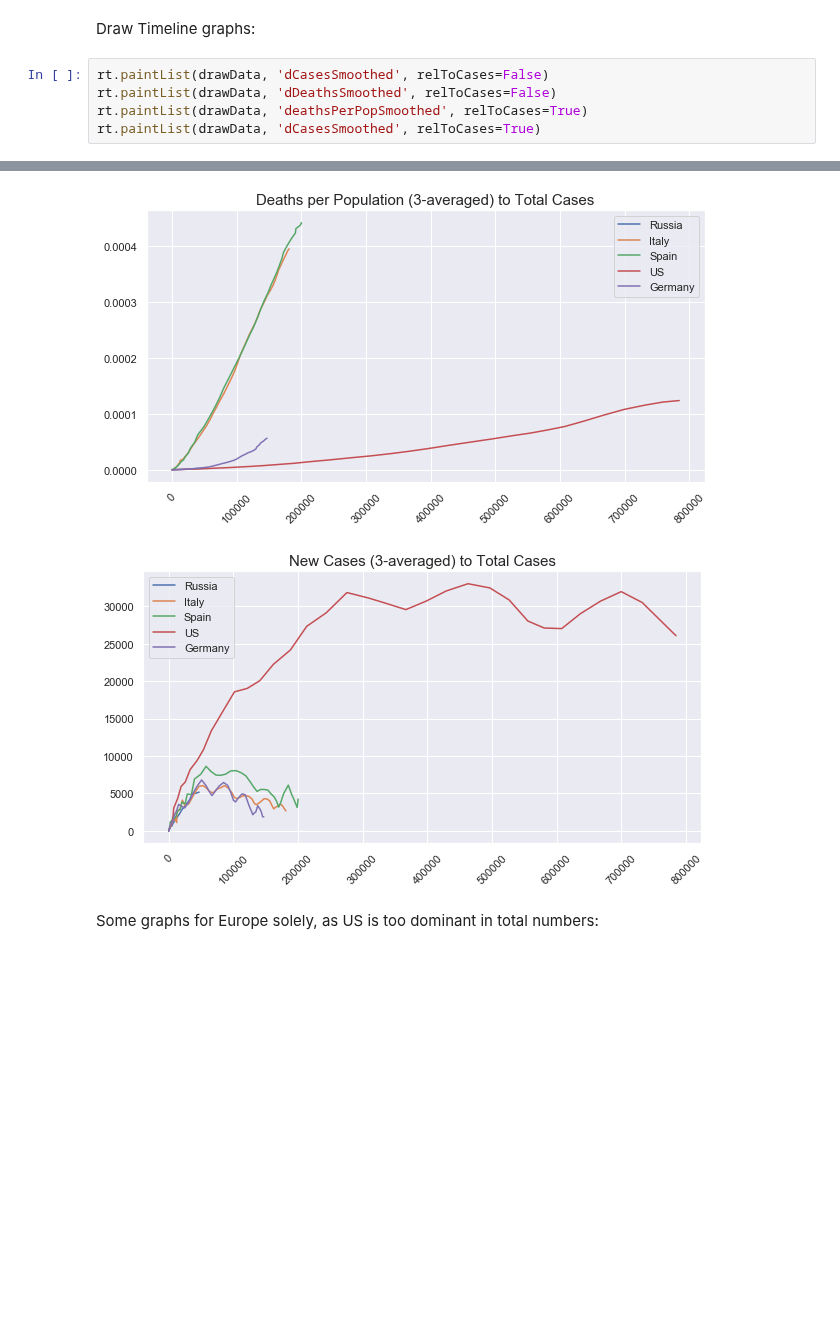
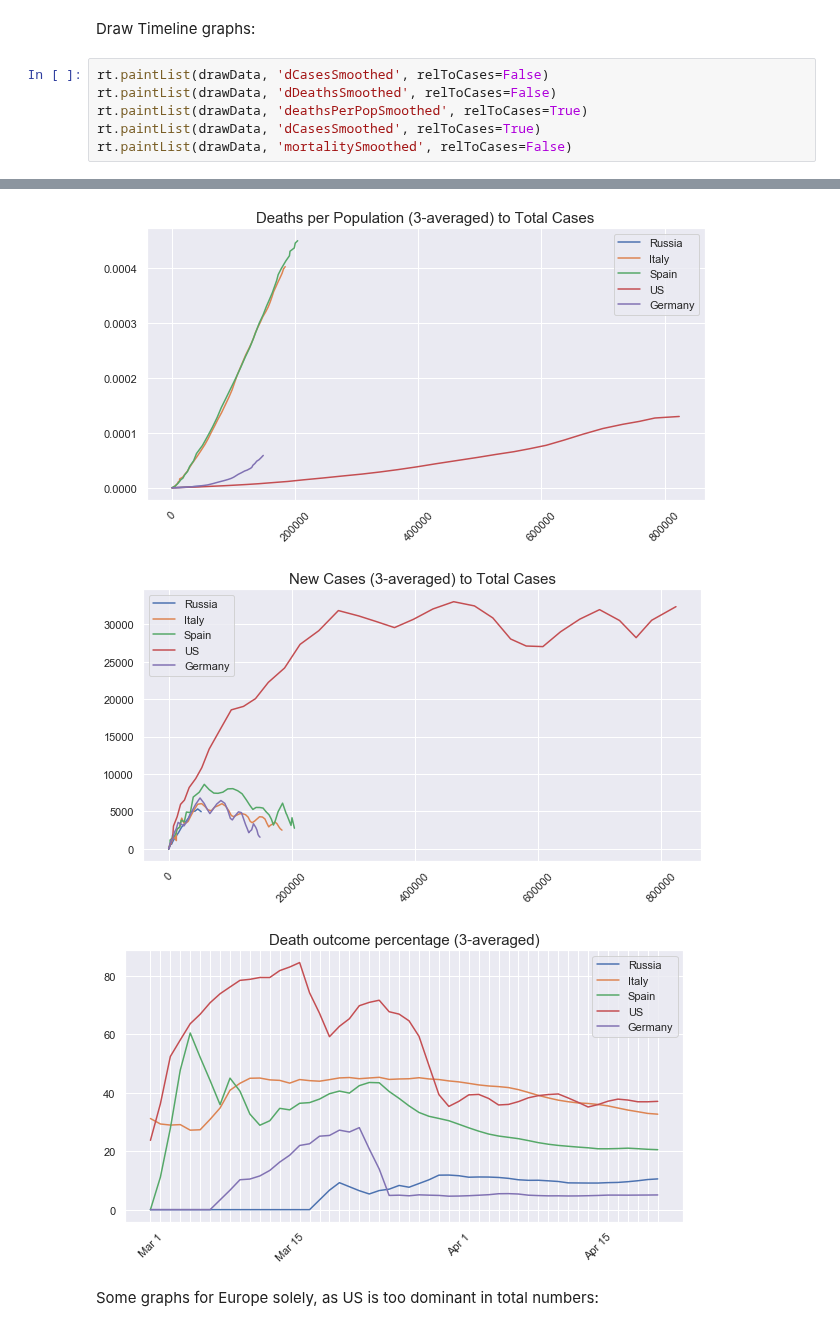
Before and after one commit to youzhick/COVID19-Stats, a Jupyter notebook: stats.ipynb, the cells around one changed output, grey strips where cells are left out. Drawn from its saved outputs; the diff is of its cells as text; blank space fills up the shorter version.

```diff
--- a/stats.ipynb
+++ b/stats.ipynb
@@ -61,4 +51,5 @@ rt.paintList(drawData, 'dCasesSmoothed', relToCases=False)
 rt.paintList(drawData, 'dDeathsSmoothed', relToCases=False)
 rt.paintList(drawData, 'deathsPerPopSmoothed', relToCases=True)
 rt.paintList(drawData, 'dCasesSmoothed', relToCases=True)
+rt.paintList(drawData, 'mortalitySmoothed', relToCases=False)
 # %% [output]
@@ -67,5 +58,6 @@ rt.paintList(drawData, 'dCasesSmoothed', relToCases=True)
-[figure, old version]
+[figure, new version]
-[figure, old version]
+[figure, new version]
+[figure, added]
 # %% [markdown]
 Some graphs for Europe solely, as US is too dominant in total numbers:
 # %%
```
Also changed, not shown: parts of 4 cells of this notebook, 1 other file.
